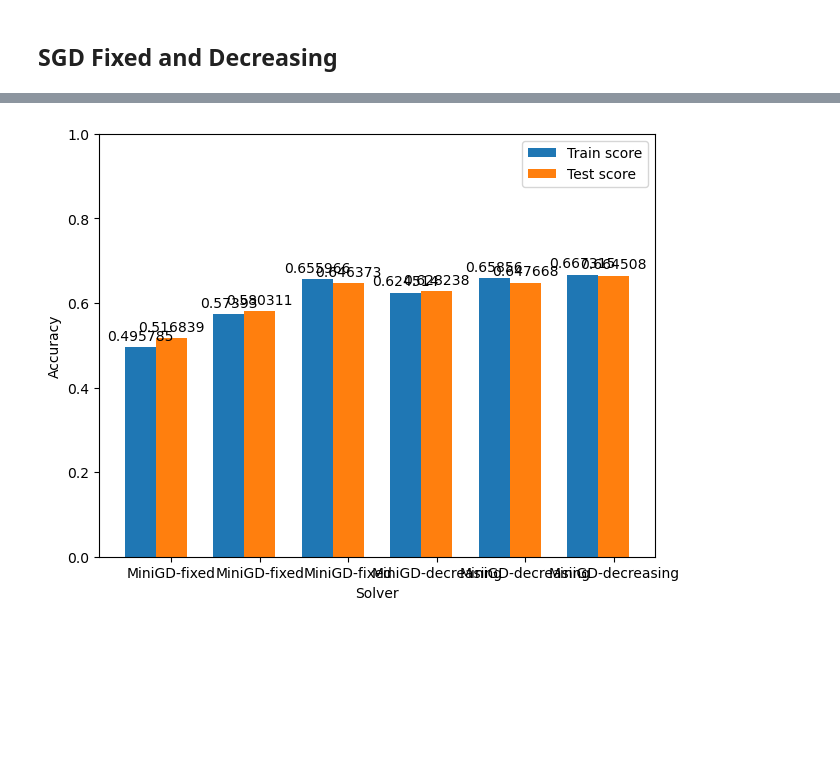
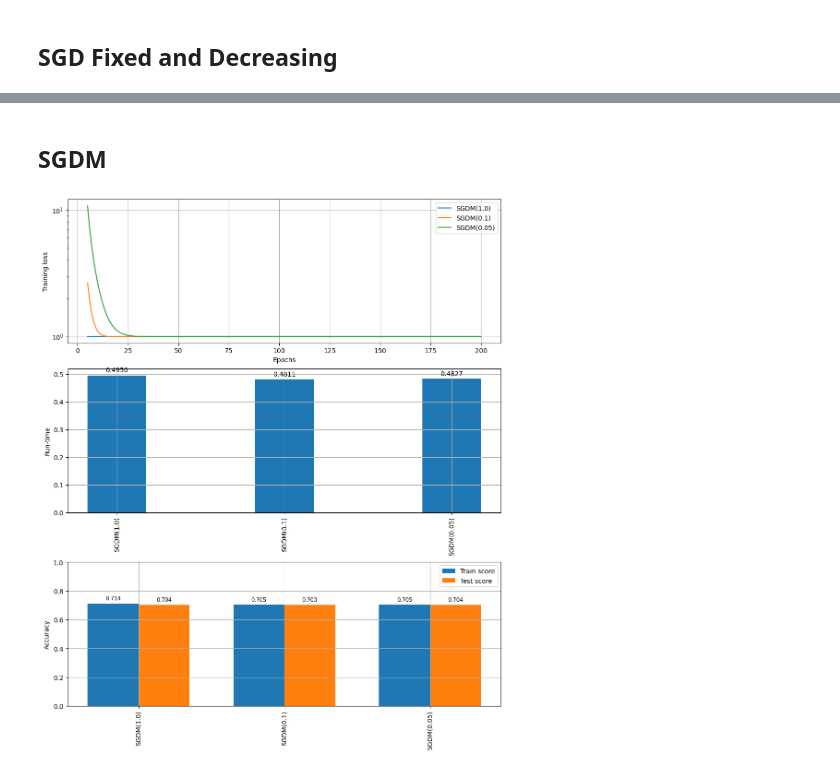
Before and after one commit to david-inf/SGD-and-LS, a Jupyter notebook: py/main.ipynb, the cells around one changed output, grey strips where cells are left out. Cells and saved outputs as stored; diff of their text form; code cells hidden in the pictures; blank space fills up the shorter version.

```diff
--- a/py/main.ipynb
+++ b/py/main.ipynb
@@ -95,4 +48,12 @@ plot_loss(models1, [f"MiniGD-fixed({model.step_size})" for model in models1])
-# %%
-plot_accuracy(models1)
-# %% [output]
-[figure, removed]
+# %% [markdown]
+## SGDM
+# %%
+sgdm_1 = LogisticRegression(solver="SGDM", C=1, minibatch=64, epochs=200).fit(w0, X_train_apple, y_train_apple, X_test_apple, y_test_apple, step_size=1, momentum=0.9)
+sgdm_2 = LogisticRegression(solver="SGDM", C=1, minibatch=64, epochs=200).fit(w0, X_train_apple, y_train_apple, X_test_apple, y_test_apple, step_size=0.1, momentum=0.9)
+sgdm_3 = LogisticRegression(solver="SGDM", C=1, minibatch=64, epochs=200).fit(w0, X_train_apple, y_train_apple, X_test_apple, y_test_apple, step_size=0.05, momentum=0.9)
+
+models3_data1 = optim_data([sgdm_1, sgdm_2, sgdm_3])
+# %%
+test_plots(models3_data1)
+# %% [output]
+[figure, added]
```
Also changed, not shown: parts of 31 cells of this notebook, 17 other files.
